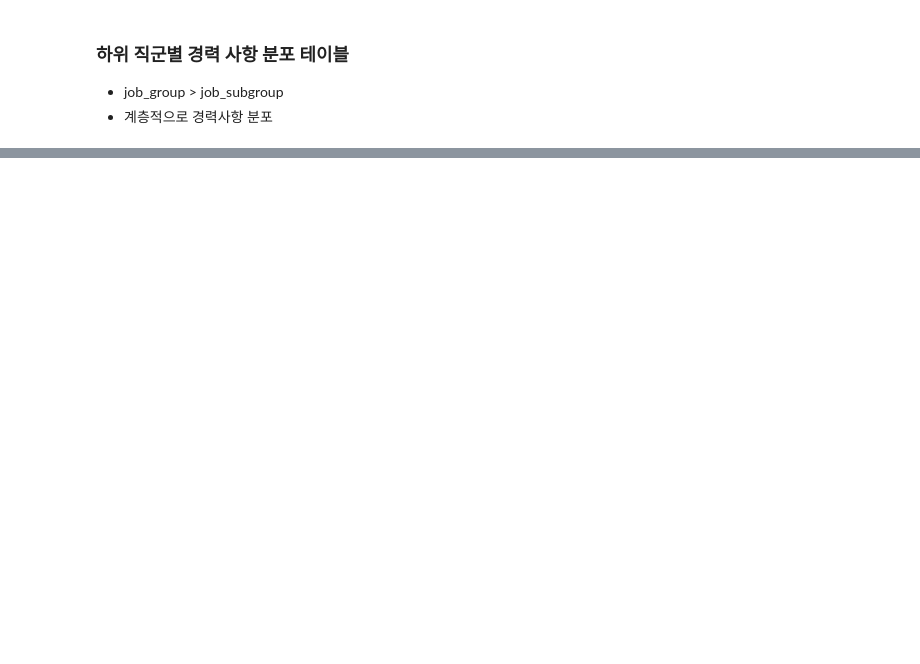
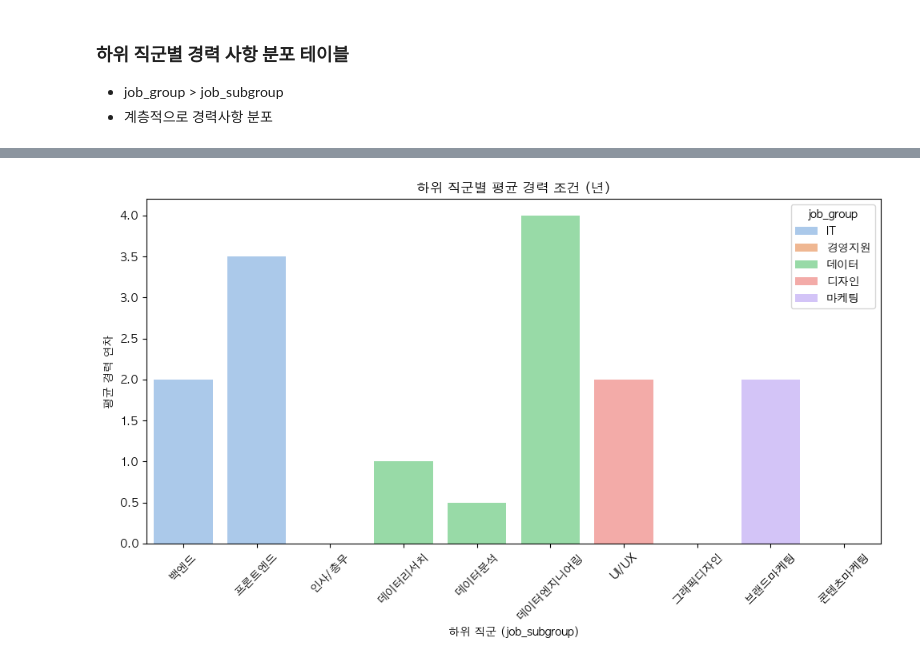
Before and after one commit to J-millar99/SK_Rookie_Mini_Project1, a Jupyter notebook: analysis/dummy_analysis.ipynb, the cells around one changed output, grey strips where cells are left out. Saved outputs shown, nothing was run; the diff lists cells and outputs as text; code cells hidden in the pictures; blank space fills up the shorter version.

```diff
--- a/analysis/dummy_analysis.ipynb
+++ b/analysis/dummy_analysis.ipynb
@@ -145,0 +289,39 @@ IT        백엔드               1      0      1      0   1
+# %%
+# 직군별 평균 경력 연차
+career_to_year = {
+    '1년 이상': 1,
+    '2년 이상': 2,
+    '3년 이상': 3,
+    '4년 이상': 4,
+    '5년 이상': 5,
+    '무관': 0,
+    '신입': 0
+}
+
+# 각 셀에 경력 연차 수치 곱하기
+weighted = subjob_career_dist.mul([career_to_year.get(c, 0) for c in subjob_career_dist.columns], axis=1)
+
+# 평균 = 총합 / 전체 공고 수
+numerator = weighted.sum(axis=1)
+denominator = subjob_career_dist.sum(axis=1)
+subjob_avg_years = (numerator / denominator).round(2)
+
+# 결과를 DataFrame으로 정리
+df_subjob_avg = subjob_avg_years.reset_index()
+df_subjob_avg.columns = ['job_group', 'job_subgroup', 'career_years']
+# %%
+#시각화
+import seaborn as sns
+import matplotlib.pyplot as plt
+
+plt.figure(figsize=(10, 6))
+sns.barplot(data=df_subjob_avg, x='job_subgroup', y='career_years', hue='job_group', palette='pastel')
+
+plt.title("하위 직군별 평균 경력 조건 (년)")
+plt.xlabel("하위 직군 (job_subgroup)")
+plt.ylabel("평균 경력 연차")
+plt.xticks(rotation=45)
+plt.tight_layout()
+plt.show()
+# %% [output]
+[figure, added]
```
Also changed, not shown: parts of 13 cells of this notebook, 1 other file.
